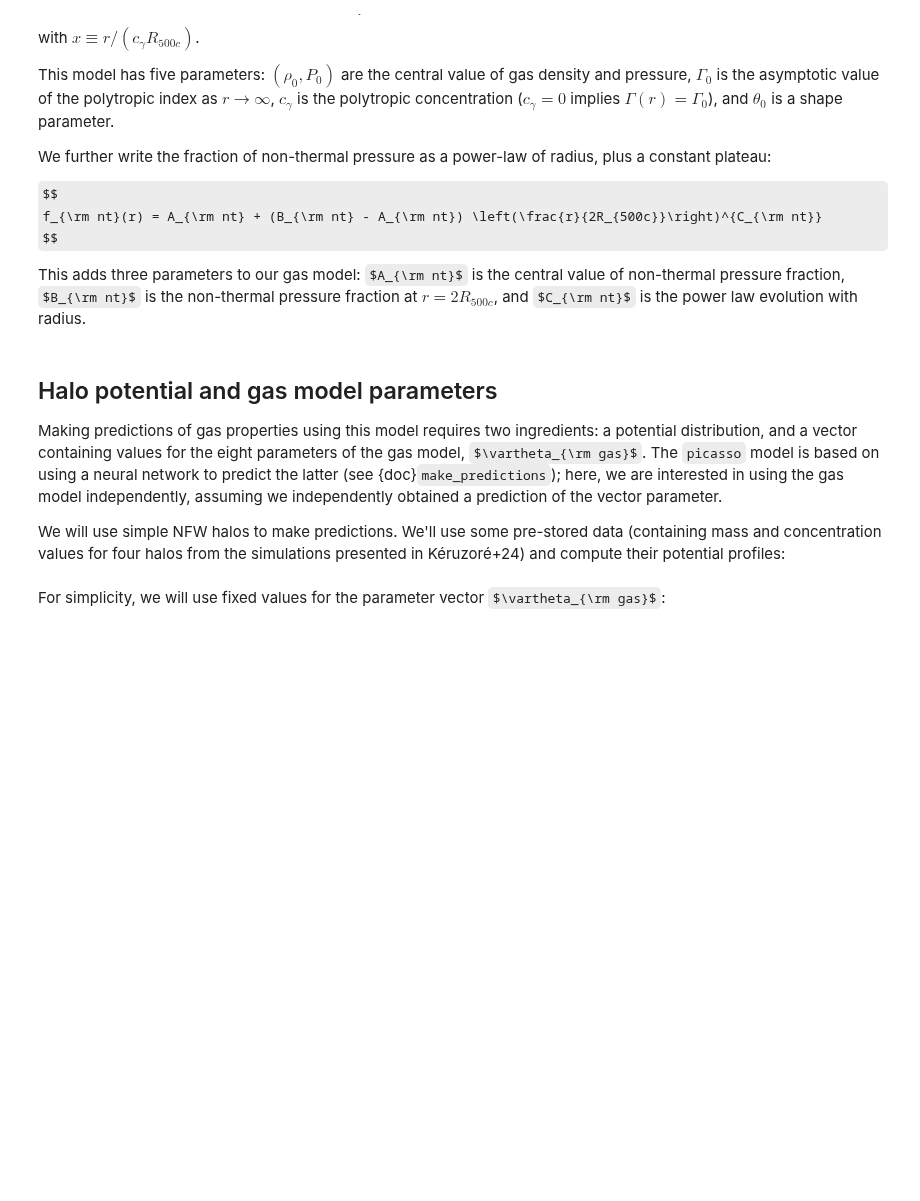
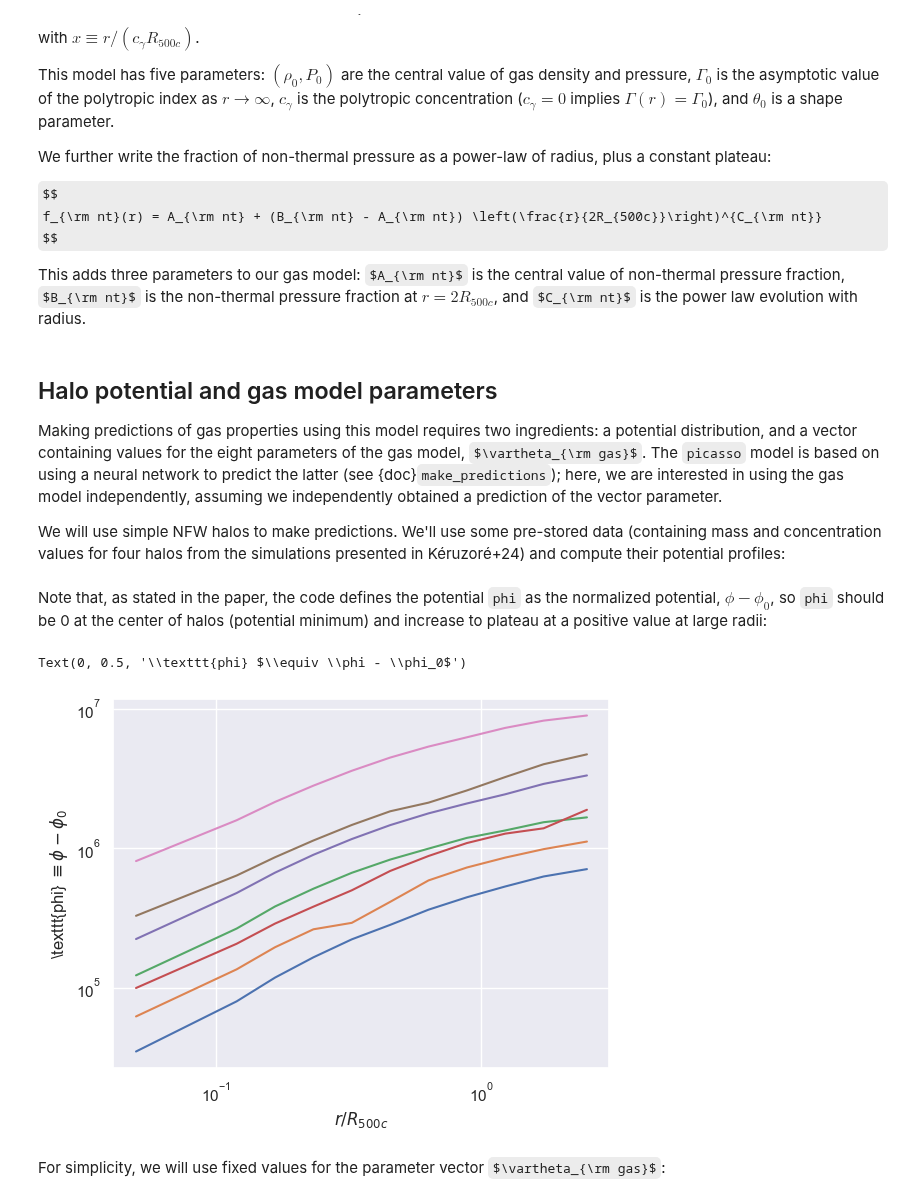
Before and after one commit to fkeruzore/picasso, a Jupyter notebook: docs/notebooks/demo_model.ipynb, the cells around one changed output. Cells and saved outputs as stored; diff of their text form; code cells hidden in the pictures; some formulas as TeX source; blank space fills up the shorter version.

Commit message:
document potential normalization in notebook

```diff
--- a/docs/notebooks/demo_model.ipynb
+++ b/docs/notebooks/demo_model.ipynb
@@ -66,6 +65,16 @@ We will use simple NFW halos to make predictions.
 We'll use some pre-stored data (containing mass and concentration values for four halos from the simulations presented in Kéruzoré+24) and compute their potential profiles:
 # %%
 phi, r_R500c = profs["phi"], profs["r_R500"]
+# %% [markdown]
+Note that, as stated in the paper, the code defines the potential `phi` as the normalized potential, $\phi - \phi_0$, so `phi` should be 0 at the center of halos (potential minimum) and increase to plateau at a positive value at large radii:
+# %%
+fig, ax = plt.subplots()
+ax.loglog(r_R500c.T, phi.T)
+ax.set_xlabel("$r / R_{500c}$")
+ax.set_ylabel("\\texttt{phi} $\\equiv \\phi - \\phi_0$")
+# %% [output]
+Text(0, 0.5, '\\texttt{phi} $\\equiv \\phi - \\phi_0$')
+[figure, added]
 # %% [markdown]
 For simplicity, we will use fixed values for the parameter vector $\vartheta_{\rm gas}$:
 # %%
```
Also changed, not shown: parts of 8 cells of this notebook.
